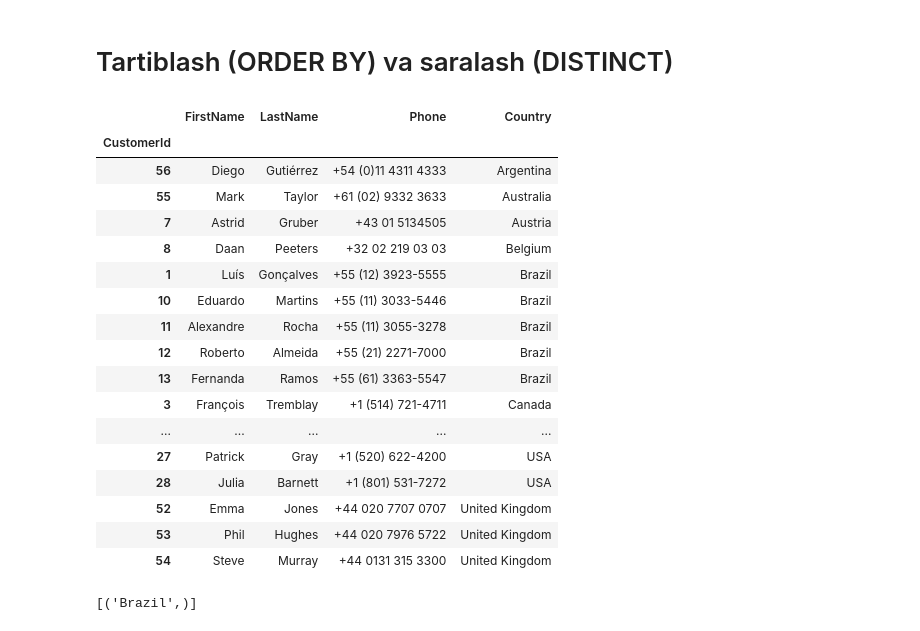
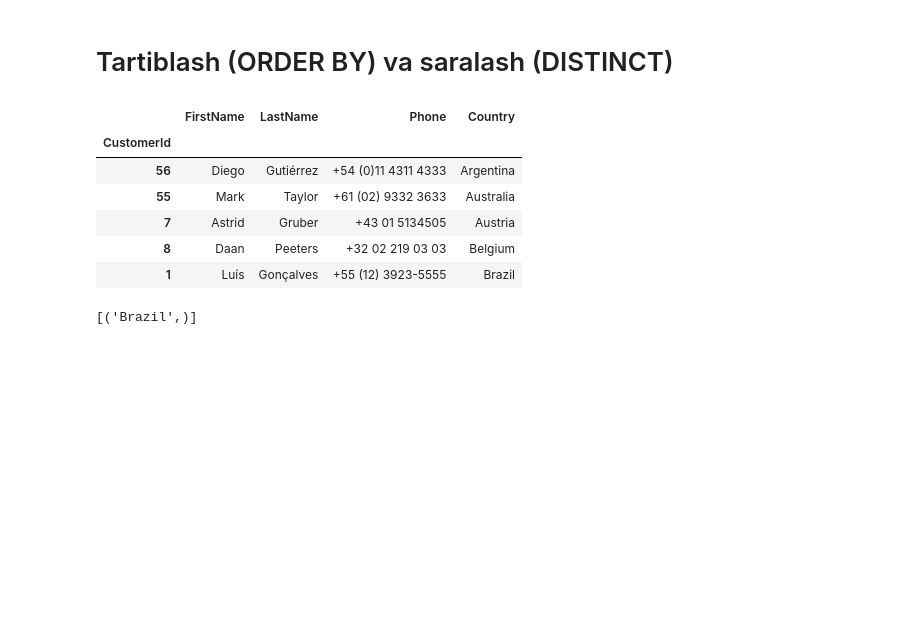
Before and after one commit to Xusanman/data-science-ai, a Jupyter notebook: SQLite_omboriga_ulanish.ipynb, the cells around one changed output. Saved outputs shown, nothing was run; the diff lists cells and outputs as text; code cells hidden in the pictures; blank space fills up the shorter version.

Commit message:
LIMIT 10

```diff
--- a/SQLite_omboriga_ulanish.ipynb
+++ b/SQLite_omboriga_ulanish.ipynb
@@ -89,26 +89,15 @@ df.head()
 # %% [markdown]
 # Tartiblash (ORDER BY) va saralash (DISTINCT)
 # %%
-query = "SELECT CustomerId, FirstName, LastName, Phone, Country FROM customers ORDER BY Country"
+query = "SELECT CustomerId, FirstName, LastName, Phone, Country FROM customers ORDER BY Country LIMIT 5"
 df = pd.read_sql(query, db, index_col="CustomerId")
 df
 # %% [output]
 |  | FirstName | LastName | Phone | Country |
 | CustomerId |  |  |  |  |
 | 56 | Diego | Gutiérrez | +54 (0)11 4311 4333 | Argentina |
 | 55 | Mark | Taylor | +61 (02) 9332 3633 | Australia |
 | 7 | Astrid | Gruber | +43 01 5134505 | Austria |
 | 8 | Daan | Peeters | +32 02 219 03 03 | Belgium |
 | 1 | Luís | Gonçalves | +55 (12) 3923-5555 | Brazil |
-| 10 | Eduardo | Martins | +55 (11) 3033-5446 | Brazil |
-| 11 | Alexandre | Rocha | +55 (11) 3055-3278 | Brazil |
-| 12 | Roberto | Almeida | +55 (21) 2271-7000 | Brazil |
-| 13 | Fernanda | Ramos | +55 (61) 3363-5547 | Brazil |
-| 3 | François | Tremblay | +1 (514) 721-4711 | Canada |
-| ... | ... | ... | ... | ... |
-| 27 | Patrick | Gray | +1 (520) 622-4200 | USA |
-| 28 | Julia | Barnett | +1 (801) 531-7272 | USA |
-| 52 | Emma | Jones | +44 020 7707 0707 | United Kingdom |
-| 53 | Phil | Hughes | +44 020 7976 5722 | United Kingdom |
-| 54 | Steve | Murray | +44 0131 315 3300 | United Kingdom |
 # %%
```
Also changed, not shown: parts of 3 cells of this notebook.
